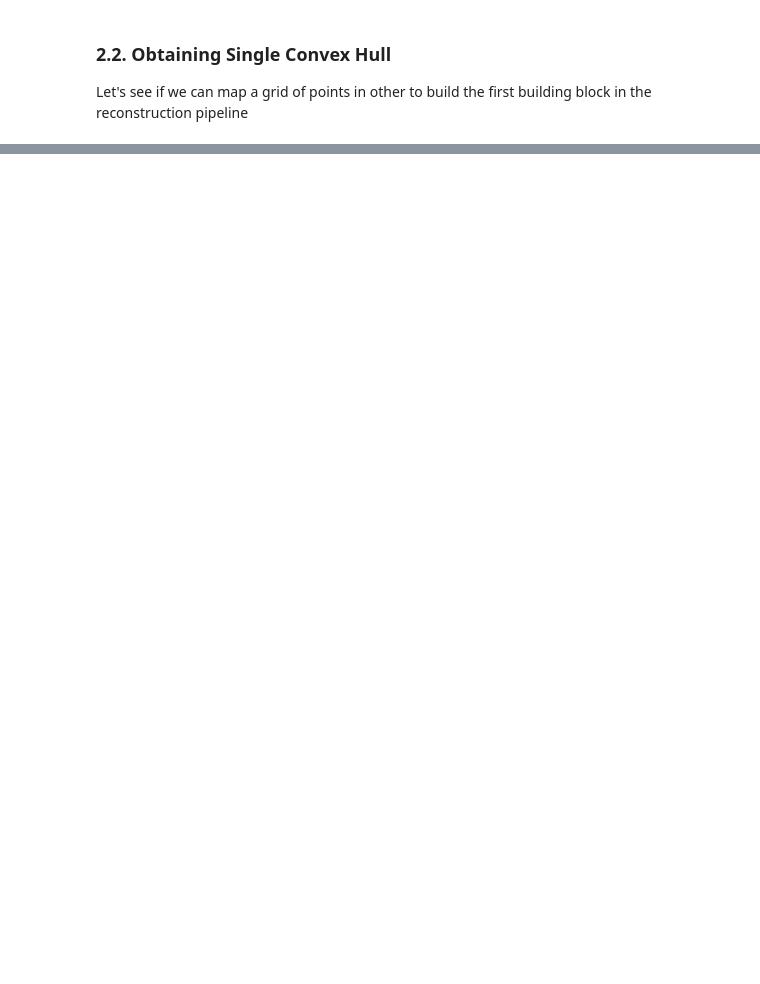
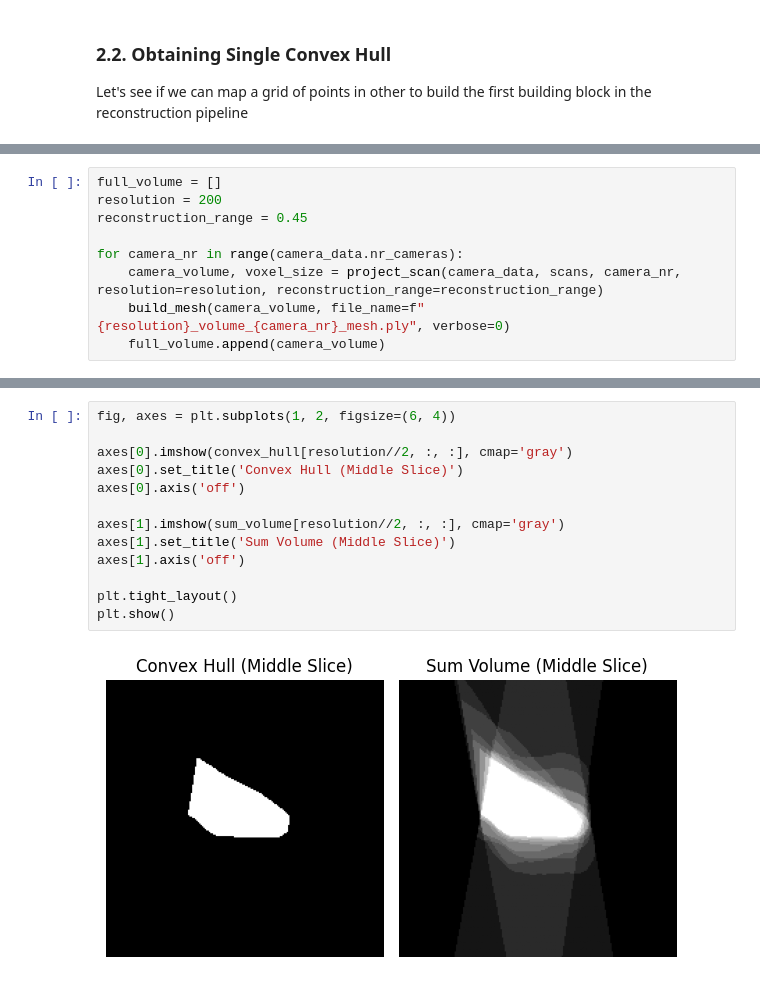
Before and after one commit to GuilhermeCosta-Ferreira/ARM-SOFT-Scanning, a Jupyter notebook: 3d_reconstruction/reconstruction_nb.ipynb, the cells around one changed output, grey strips where cells are left out. Saved outputs shown, nothing was run; the diff lists cells and outputs as text; blank space fills up the shorter version.

```diff
--- a/3d_reconstruction/reconstruction_nb.ipynb
+++ b/3d_reconstruction/reconstruction_nb.ipynb
@@ -112,0 +202,9 @@ Voxel Size: 0.005 m with Volume: 126.894 mm³ per Voxel
+# %%
+full_volume = []
+resolution = 200
+reconstruction_range = 0.45
+
+for camera_nr in range(camera_data.nr_cameras):
+    camera_volume, voxel_size = project_scan(camera_data, scans, camera_nr, resolution=resolution, reconstruction_range=reconstruction_range)
+    build_mesh(camera_volume, file_name=f"{resolution}_volume_{camera_nr}_mesh.ply", verbose=0)
+    full_volume.append(camera_volume)
@@ -112,0 +228,15 @@ Voxel Size: 0.005 m with Volume: 126.894 mm³ per Voxel
+# %%
+fig, axes = plt.subplots(1, 2, figsize=(6, 4))
+
+axes[0].imshow(convex_hull[resolution//2, :, :], cmap='gray')
+axes[0].set_title('Convex Hull (Middle Slice)')
+axes[0].axis('off')
+
+axes[1].imshow(sum_volume[resolution//2, :, :], cmap='gray')
+axes[1].set_title('Sum Volume (Middle Slice)')
+axes[1].axis('off')
+
+plt.tight_layout()
+plt.show()
+# %% [output]
+[figure, added]
```
Also changed, not shown: parts of 27 cells of this notebook, 28 other files.
